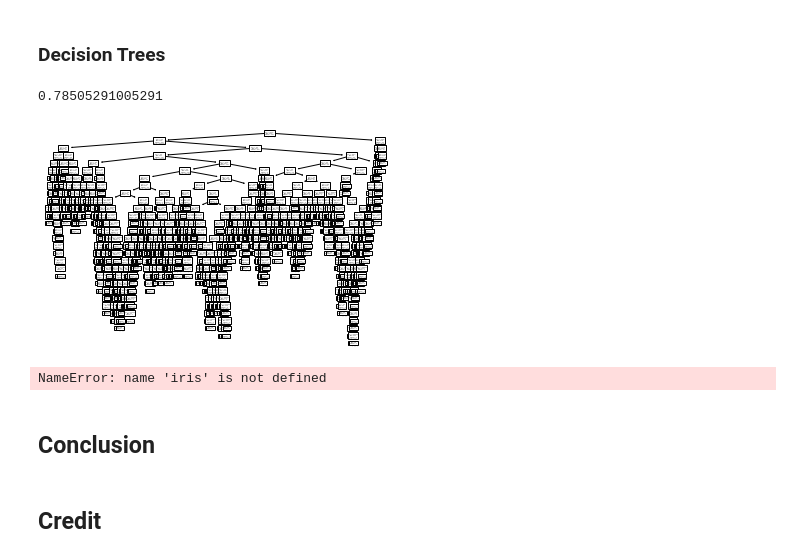
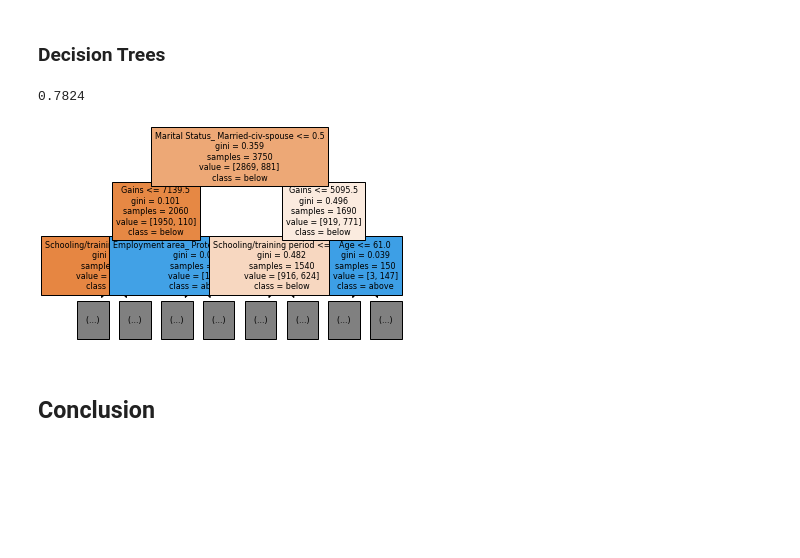
Before and after one commit to lucashoeft/Intelligent-Data-Analysis-Project, a Jupyter notebook: Intelligent-Data-Analysis-Project.ipynb, the cells around one changed output. Cells and saved outputs as stored; diff of their text form; code cells hidden in the pictures; blank space fills up the shorter version.

```diff
--- a/Intelligent-Data-Analysis-Project.ipynb
+++ b/Intelligent-Data-Analysis-Project.ipynb
@@ -111,6 +189,19 @@ dtype: int64
+# %%
+from sklearn.preprocessing import OrdinalEncoder
+
+# Ordinal Encoding for Education Level
+education_level = ['Preschool','1st-4th', '5th-6th', '7th-8th', '9th', '10th', '11th', '12th', 'HS-grad', 'Prof-school', 'Assoc-acdm', 'Assoc-voc', 'Some-college', 'Bachelors', 'Masters', 'Doctorate']
+oe_edu = OrdinalEncoder(categories=[education_level])
+
+income_labeled['Education level'] = income_labeled['Education level'].str.strip()
+income_labeled['Education level'] = oe_edu.fit_transform(income_labeled[['Education level']])
+# %%
+# One-Hot Encoding
+# Employment Type, Marital status, Employment Area, Partnership, Ethnicity, Gender, Country
+one_hot_columns = ['Employment type', 'Marital Status', 'Employment area', 'Partnership', 'Ethnicity', 'Gender', 'Country']
+income_labeled = pd.get_dummies(income_labeled, columns=one_hot_columns)
 # %%
 from sklearn.preprocessing import OneHotEncoder
 
 # One-Hot Encode categorical variables
 income_labeled['Income'].replace([' <=50K', ' >50K'], [0, 1], inplace=True)
-income_labeled = income_labeled.select_dtypes(include=['int64'])
@@ -118,4 +211,4 @@ income_labeled = income_labeled.select_dtypes(include=['int64'])
 from sklearn.model_selection import train_test_split
 
 # Train / Test-Split
-income_X_train, income_X_test, income_y_train, income_y_test = train_test_split(income_labeled.drop('Income', axis=1), income_labeled['Income'], test_size=0.33, random_state=42)
+income_X_train, income_X_test, income_y_train, income_y_test = train_test_split(income_labeled.drop('Income', axis=1), income_labeled['Income'], test_size=0.25, random_state=42)
@@ -155,24 +233,15 @@ accuracy_score(income_y_test, income_y_pred)
 # %%
 from sklearn import tree
 
-clf = tree.DecisionTreeClassifier()
+clf = tree.DecisionTreeClassifier(random_state=42)
 clf = clf.fit(income_X_train, income_y_train)
-tree.plot_tree(clf)
+tree.plot_tree(clf, max_depth=2, fontsize=8, feature_names=income_X_train.columns, filled=True, class_names=["below", "above"])
 
 income_y_pred = clf.predict(income_X_test)
 
 accuracy_score(income_y_test, income_y_pred)
 # %% [output]
-0.78505291005291
+0.7824
-[figure, old version]
+[figure, new version]
-# %%
-from sklearn.tree import export_text
-
-r = export_text(clf, feature_names=iris['feature_names'])
-print(r)
-# %% [output]
-NameError: name 'iris' is not defined
 # %% [markdown]
 ## Conclusion
-# %% [markdown]
-## Credit
```
Also changed, not shown: parts of 59 cells of this notebook.
